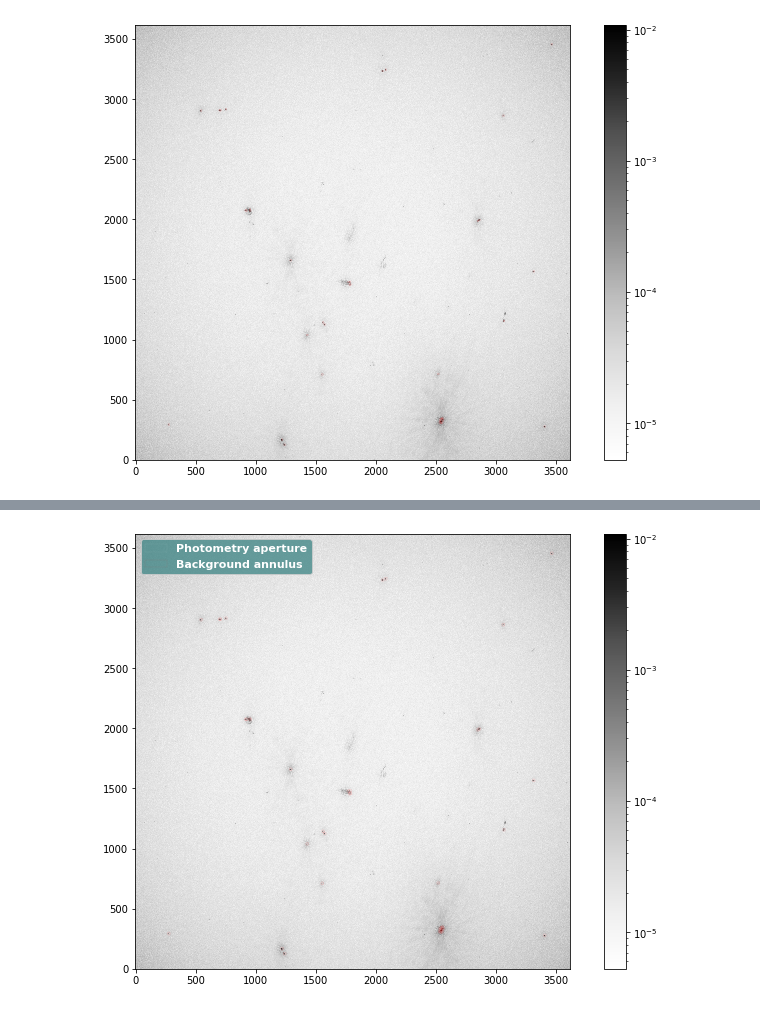
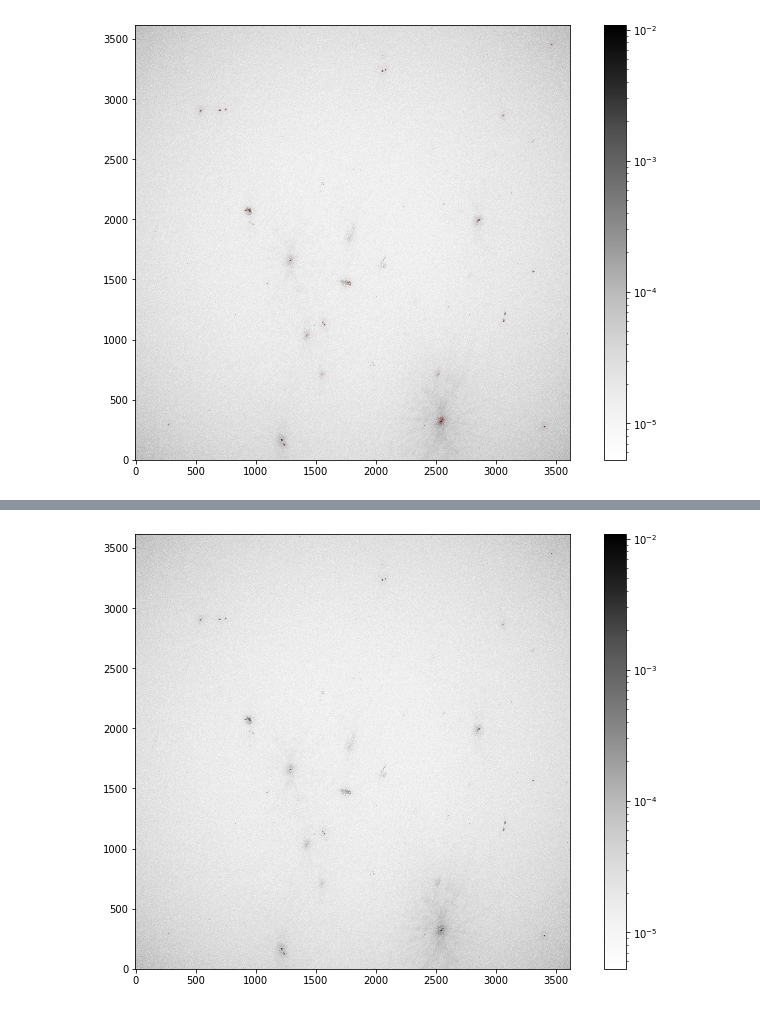
Before and after one commit to Woutmg/Meerkat_FracPol, a Jupyter notebook: Abell 85 Linpol sourceselect.ipynb, the cells around one changed output, grey strips where cells are left out. Cells and saved outputs as stored; diff of their text form; code cells hidden in the pictures.

```diff
--- a/Abell 85 Linpol sourceselect.ipynb
+++ b/Abell 85 Linpol sourceselect.ipynb
@@ -136,16 +160,16 @@ Length = 42 rows
 # %%
 plt.figure(figsize=(12,8))
 plt.imshow(linpol_intens_freqmean.clip(min=0.0000001), cmap='Greys', origin='lower', norm=colors.LogNorm(), interpolation='nearest')
 plt.colorbar()
 
 ap_patches = apertures.plot(color='white', lw=0.05, label='Photometry aperture')
-ann_patches = annulus_apertures.plot(color='red', lw=0.05, label='Background annulus')
-handles = (ap_patches[0], ann_patches[0])
+#ann_patches = annulus_apertures.plot(color='red', lw=0.05, label='Background annulus')
+#handles = (ap_patches[0], ann_patches[0])
 
-plt.legend(facecolor='#458989', labelcolor='white', handles=handles, prop={'weight': 'bold', 'size': 11})
+#plt.legend(facecolor='#458989', labelcolor='white', handles=handles, prop={'weight': 'bold', 'size': 11})
 plt.savefig('ACO85_Linpol_Photometry.pdf', dpi=300)
 # %% [output]
-[figure, old version]
+[figure, new version]
 # %%
 I_phot_table = np.zeros((12, len(sources)))
 Q_phot_table = np.zeros((12, len(sources)))
```
Also changed, not shown: parts of 7 cells of this notebook, 14 other files.
